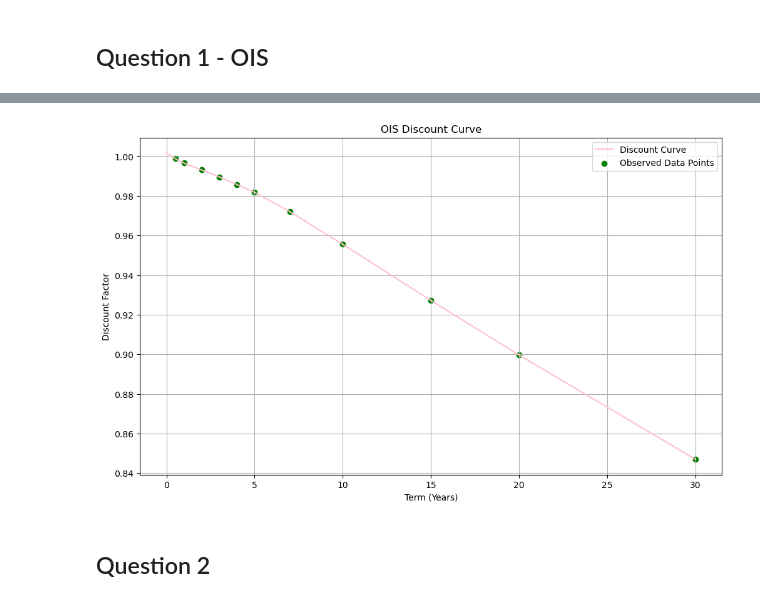
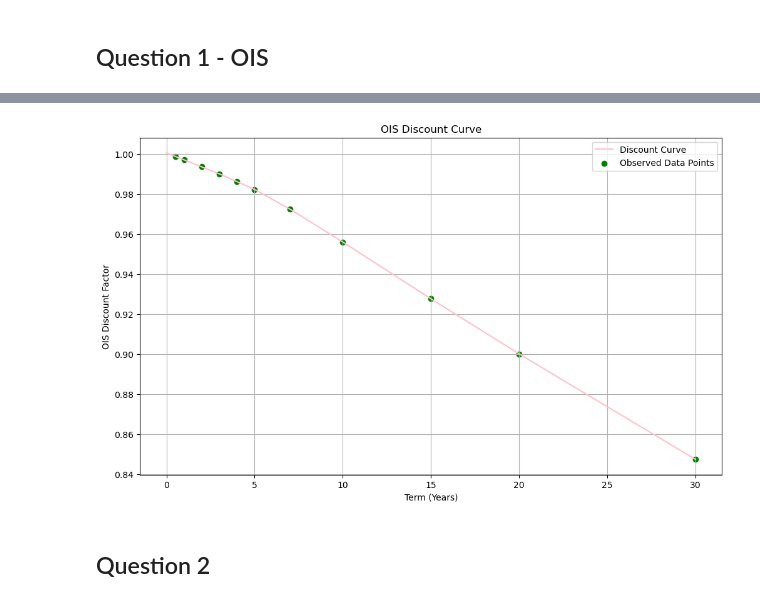
Before and after one commit to saltedpotato/QF605_fixed_income, a Jupyter notebook: QF 605 Part 1.ipynb, the cells around one changed output, grey strips where cells are left out. Saved outputs shown, nothing was run; the diff lists cells and outputs as text; code cells hidden in the pictures.

```diff
--- a/QF 605 Part 1.ipynb
+++ b/QF 605 Part 1.ipynb
@@ -166,7 +70,7 @@ ois_data
 # %%
 def ois_df(x, i, h, ois_data, fix, flt):
     # Calculate the difference between the previous discount factor and current discount factor flt_df
-    flt_x = ois_data.at[i-1, 'Discount Factor'] - x
+    flt_x = ois_data.at[i-1, 'OIS Discount Factor'] - x
     flx_dis_x = 0
     # Generate an array of interpolated discount factors using linear interpolation
     interpolated_discounts = x + (np.arange(h-i+1)/(h-i+1)) * flt_x
@@ -175,7 +79,7 @@ def ois_df(x, i, h, ois_data, fix, flt):
     fix_dis_x = np.sum(interpolated_discounts)
 
     # Calculate the fixed leg payment
-    fix_x = fix_dis_x * ois_data['Rate'][h]
+    fix_x = fix_dis_x * ois_data['OIS Rate'][h]
 
     # Return the difference between fixed and floating leg payments, adjusted by flt_x
     return fix_x + fix - flt_x - flt
@@ -183,17 +87,17 @@ def ois_df(x, i, h, ois_data, fix, flt):
 i = 2
 while i <= 30:
     h = i
-    while np.isnan(ois_data['Rate'][h]):
+    while np.isnan(ois_data['OIS Rate'][h]):
         h += 1
     k = 1
     fix = 0
     while k < i:
-        fix_i = ois_data.at[k, 'Discount Factor']*ois_data.at[h, 'Rate']
+        fix_i = ois_data.at[k, 'OIS Discount Factor']*ois_data.at[h, 'OIS Rate']
         fix += fix_i
         k+=1
 
         # Calculate fixed and floating payments
-    flt = ois_data['Rate'][i-1]*ois_data['Discount Factor'][1:i].sum()
+    flt = ois_data['OIS Rate'][i-1]*ois_data['OIS Discount Factor'][1:i].sum()
 
         # Define the function for Brent's method
     f = lambda x: (ois_df(x, i, h, ois_data, fix, flt))
@@ -204,8 +108,11 @@ while i <= 30:
         # Update discount factors and forward rates for the range [i, h]
     for n in range(0, h-i+1):
         df_index = i + n
-        ois_data.at[i+n, 'Discount Factor'] = D_l + ((h-i-n)/(h-i+1))*(ois_data.at[i-1, 'Discount Factor'] - D_l)
-        ois_data.at[i+n, 'Forward Rate'] = 360*((ois_data.at[i+n-1, 'Discount Factor'] / ois_data.at[i+n, 'Discount Factor'])**(1/360)-1)
+        ois_data.at[i+n, 'OIS Discount Factor'] = D_l + ((h-i-n)/(h-i+1))*(ois_data.at[i-1, 'OIS Discount Factor'] - D_l)
+        ois_data.at[i+n, 'OIS Forward Rate'] = 360*((ois_data.at[i+n-1, 'OIS Discount Factor'] / ois_data.at[i+n, 'OIS Discount Factor'])**(1/360)-1)
 
         # Advance to the next tenor after the last non-NaN rate
     i = h + 1
+# %%
+ois_data_final = ois_data.dropna()
+ois_data_final
@@ -214,7 +134,7 @@ terms = np.linspace(0, 30, 1200)
 from scipy.interpolate import CubicSpline
 
 # Create a cubic spline function based on the tenor and discount factors
-cs = CubicSpline(ois_data['Tenor'].values, ois_data['Discount Factor'].values)
+cs = CubicSpline(ois_data['Tenor'].values, ois_data['OIS Discount Factor'].values)
 
 # Evaluate the spline function over the range of terms to get interpolated discount factors
 interpolated_discount_factors = cs(terms)
@@ -239,15 +141,15 @@ ois_data
 # %%
 plt.figure(figsize=(12, 7))
 plt.plot(terms, interpolated_discount_factors, label='Discount Curve', color='pink')
-plt.scatter(ois_data['Tenor'], ois_data['Discount Factor'], color='green', label='Observed Data Points')
+plt.scatter(ois_data_final['Tenor'], ois_data_final['OIS Discount Factor'], color='green', label='Observed Data Points')
 plt.title('OIS Discount Curve')
 plt.xlabel('Term (Years)')
-plt.ylabel('Discount Factor')
+plt.ylabel('OIS Discount Factor')
 plt.legend()
 plt.grid(True)
 plt.show()
 # %% [output]
-[figure, old version]
+[figure, new version]
 # %% [markdown]
 ## Question 2
 # %%
```
Also changed, not shown: parts of 34 cells of this notebook.
